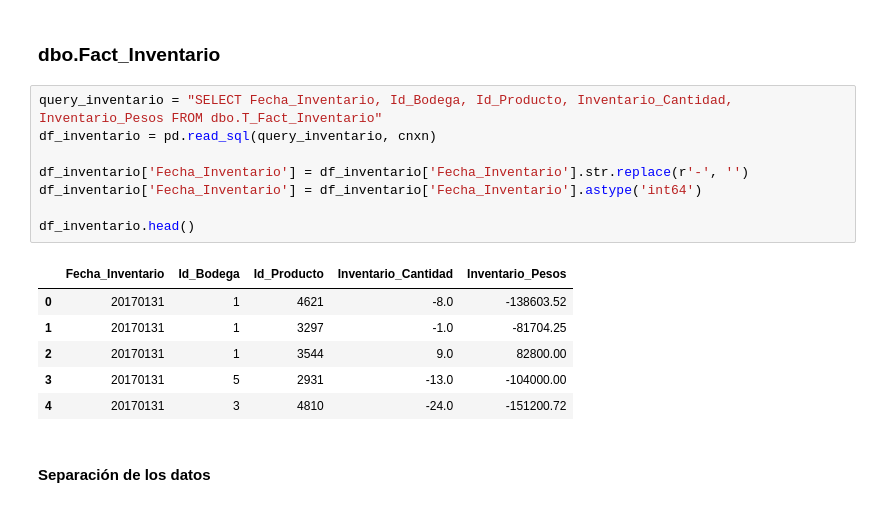
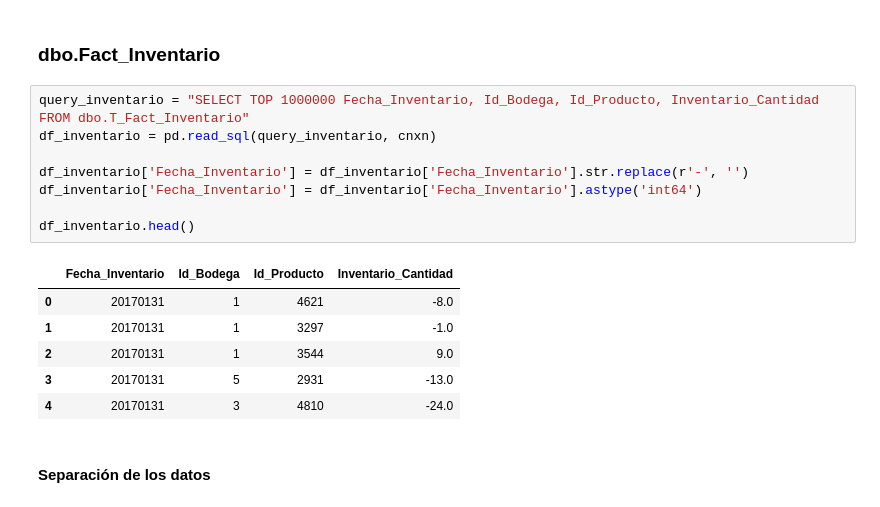
Before and after one commit to lcannafa/ProyectoTecnologico, a Jupyter notebook: Prediccion/AS Neural Network.ipynb, the cells around one changed output. Drawn from its saved outputs; the diff is of its cells as text.

```diff
--- a/Prediccion/AS Neural Network.ipynb
+++ b/Prediccion/AS Neural Network.ipynb
@@ -266,20 +266,20 @@ Writing completed.
 # %% [markdown]
 ### dbo.Fact_Inventario
 # %%
-query_inventario = "SELECT Fecha_Inventario, Id_Bodega, Id_Producto, Inventario_Cantidad, Inventario_Pesos FROM dbo.T_Fact_Inventario"
+query_inventario = "SELECT TOP 1000000 Fecha_Inventario, Id_Bodega, Id_Producto, Inventario_Cantidad FROM dbo.T_Fact_Inventario"
 df_inventario = pd.read_sql(query_inventario, cnxn)
 
 df_inventario['Fecha_Inventario'] = df_inventario['Fecha_Inventario'].str.replace(r'-', '')
 df_inventario['Fecha_Inventario'] = df_inventario['Fecha_Inventario'].astype('int64')
 
 df_inventario.head()
 # %% [output]
-|  | Fecha_Inventario | Id_Bodega | Id_Producto | Inventario_Cantidad | Inventario_Pesos |
-| 0 | 20170131 | 1 | 4621 | -8.0 | -138603.52 |
-| 1 | 20170131 | 1 | 3297 | -1.0 | -81704.25 |
-| 2 | 20170131 | 1 | 3544 | 9.0 | 82800.00 |
-| 3 | 20170131 | 5 | 2931 | -13.0 | -104000.00 |
-| 4 | 20170131 | 3 | 4810 | -24.0 | -151200.72 |
+|  | Fecha_Inventario | Id_Bodega | Id_Producto | Inventario_Cantidad |
+| 0 | 20170131 | 1 | 4621 | -8.0 |
+| 1 | 20170131 | 1 | 3297 | -1.0 |
+| 2 | 20170131 | 1 | 3544 | 9.0 |
+| 3 | 20170131 | 5 | 2931 | -13.0 |
+| 4 | 20170131 | 3 | 4810 | -24.0 |
 # %% [markdown]
 #### Separación de los datos
 # %% [markdown]
```
Also changed, not shown: parts of 14 cells of this notebook, 3 other files.
